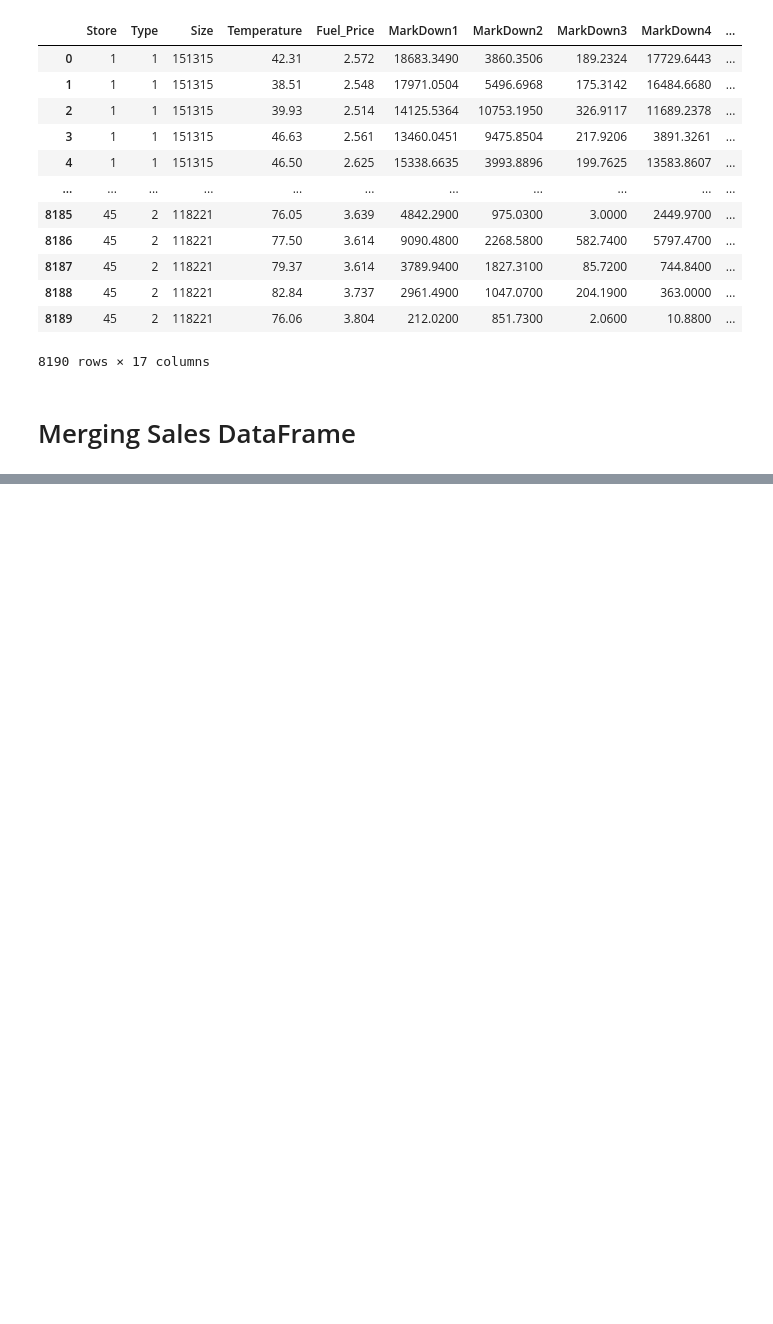
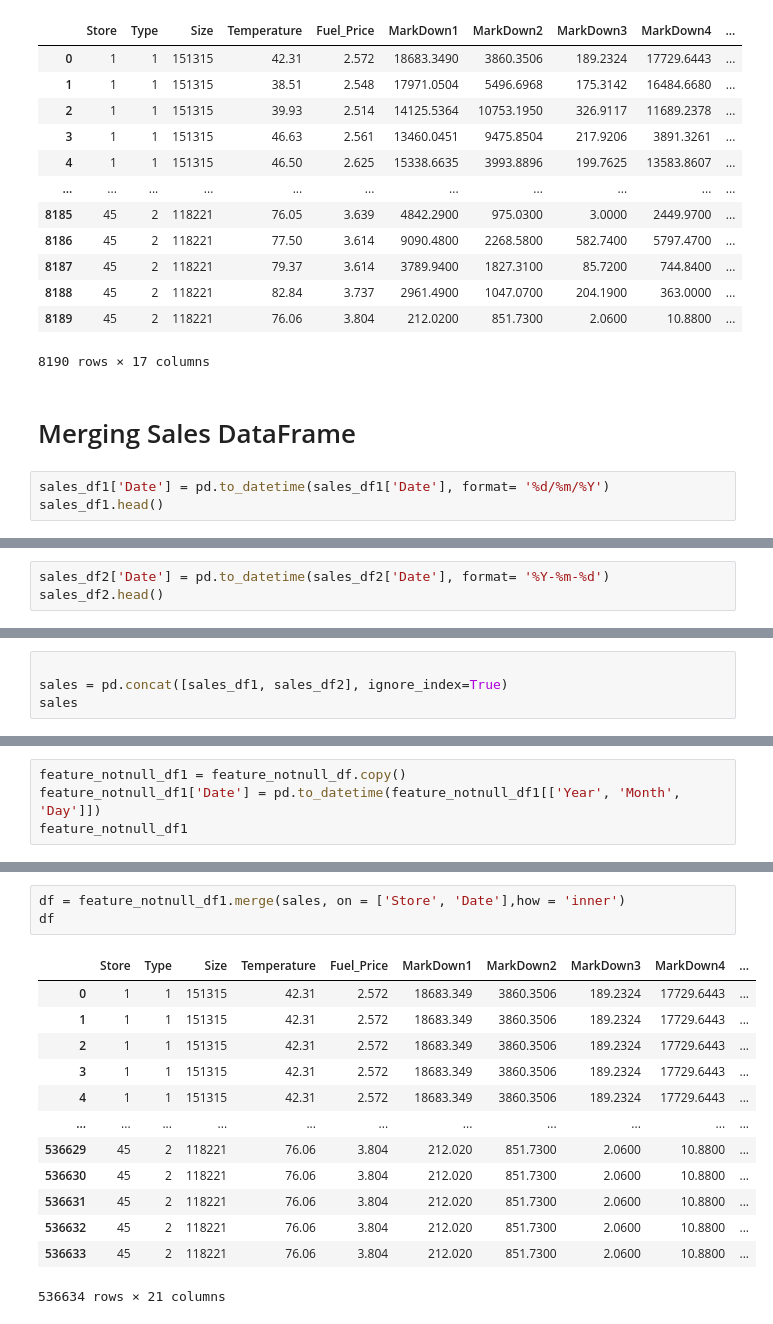
Before and after one commit to Prakash-Kani/Retail-Sales-Prediction, a Jupyter notebook: preprocessing.ipynb, the cells around one changed output, grey strips where cells are left out. Drawn from its saved outputs; the diff is of its cells as text; blank space fills up the shorter version.

```diff
--- a/preprocessing.ipynb
+++ b/preprocessing.ipynb
@@ -1106,3 +1106,6 @@ feature_notnull_df
 8190 rows × 17 columns
 # %% [markdown]
 # Merging Sales DataFrame
+# %%
+sales_df1['Date'] = pd.to_datetime(sales_df1['Date'], format= '%d/%m/%Y')
+sales_df1.head()
@@ -1108,0 +1119,3 @@ feature_notnull_df
+# %%
+sales_df2['Date'] = pd.to_datetime(sales_df2['Date'], format= '%Y-%m-%d')
+sales_df2.head()
@@ -1108,0 +1129,4 @@ feature_notnull_df
+# %%
+
+sales = pd.concat([sales_df1, sales_df2], ignore_index=True)
+sales
@@ -1108,0 +1154,4 @@ feature_notnull_df
+# %%
+feature_notnull_df1 = feature_notnull_df.copy()
+feature_notnull_df1['Date'] = pd.to_datetime(feature_notnull_df1[['Year', 'Month', 'Day']])
+feature_notnull_df1
@@ -1108,0 +1172,17 @@ feature_notnull_df
+# %%
+df = feature_notnull_df1.merge(sales, on = ['Store', 'Date'],how = 'inner')
+df
+# %% [output]
+|  | Store | Type | Size | Temperature | Fuel_Price | MarkDown1 | MarkDown2 | MarkDown3 | MarkDown4 | ... |
+| 0 | 1 | 1 | 151315 | 42.31 | 2.572 | 18683.349 | 3860.3506 | 189.2324 | 17729.6443 | ... |
+| 1 | 1 | 1 | 151315 | 42.31 | 2.572 | 18683.349 | 3860.3506 | 189.2324 | 17729.6443 | ... |
+| 2 | 1 | 1 | 151315 | 42.31 | 2.572 | 18683.349 | 3860.3506 | 189.2324 | 17729.6443 | ... |
+| 3 | 1 | 1 | 151315 | 42.31 | 2.572 | 18683.349 | 3860.3506 | 189.2324 | 17729.6443 | ... |
+| 4 | 1 | 1 | 151315 | 42.31 | 2.572 | 18683.349 | 3860.3506 | 189.2324 | 17729.6443 | ... |
+| ... | ... | ... | ... | ... | ... | ... | ... | ... | ... | ... |
+| 536629 | 45 | 2 | 118221 | 76.06 | 3.804 | 212.020 | 851.7300 | 2.0600 | 10.8800 | ... |
+| 536630 | 45 | 2 | 118221 | 76.06 | 3.804 | 212.020 | 851.7300 | 2.0600 | 10.8800 | ... |
+| 536631 | 45 | 2 | 118221 | 76.06 | 3.804 | 212.020 | 851.7300 | 2.0600 | 10.8800 | ... |
+| 536632 | 45 | 2 | 118221 | 76.06 | 3.804 | 212.020 | 851.7300 | 2.0600 | 10.8800 | ... |
+| 536633 | 45 | 2 | 118221 | 76.06 | 3.804 | 212.020 | 851.7300 | 2.0600 | 10.8800 | ... |
+536634 rows × 21 columns
```
Also changed, not shown: parts of 23 cells of this notebook.
